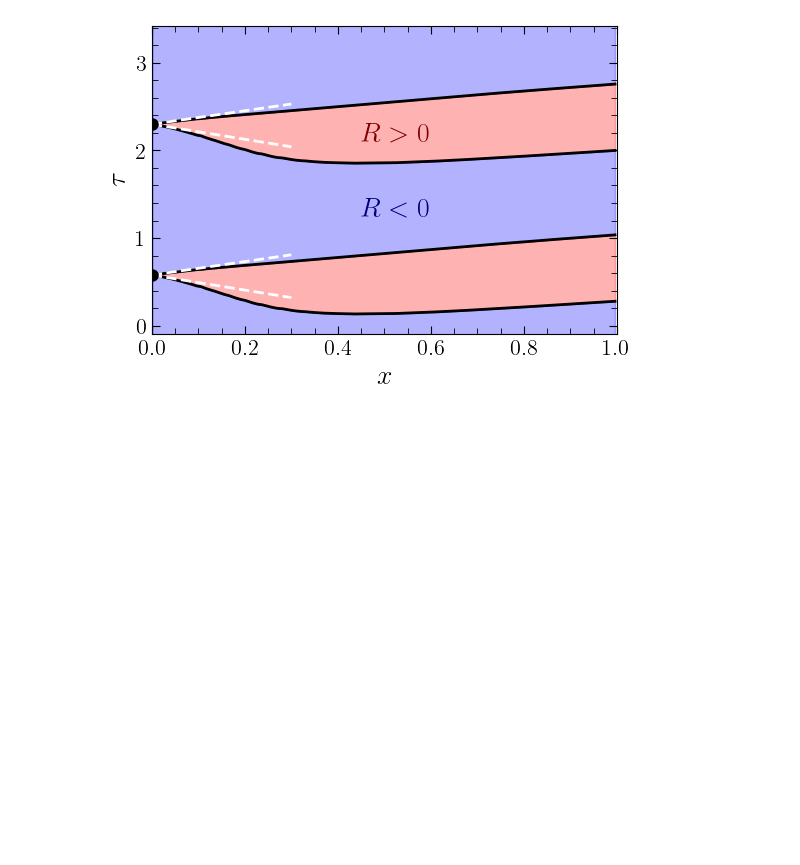
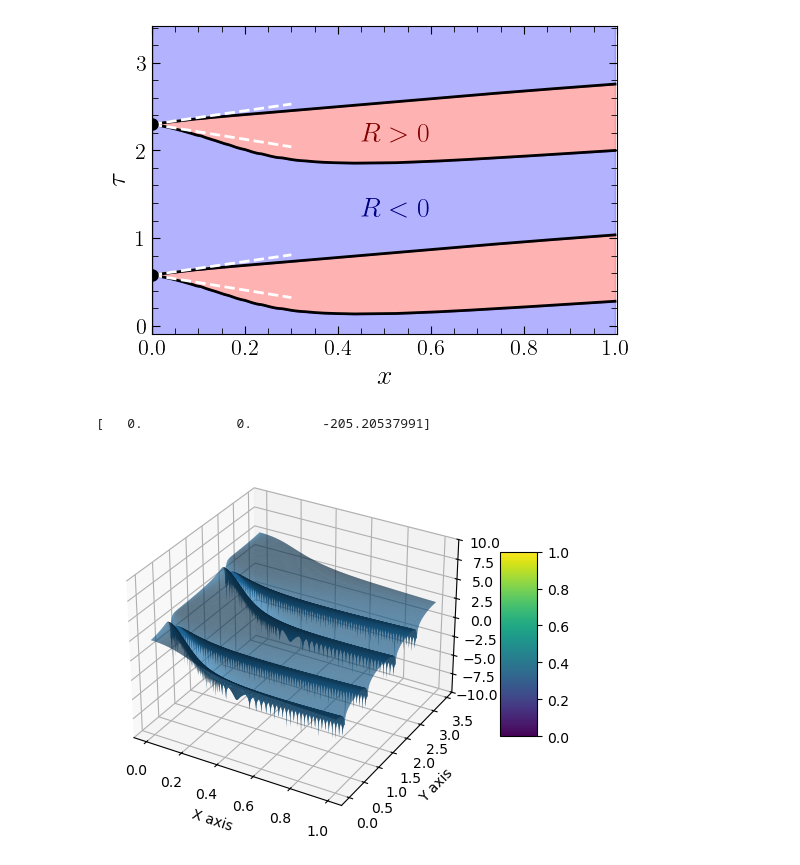
Before and after one commit to flecker96/critcoll_anyD, a Jupyter notebook: plots/SpacetimeCrystalFE.ipynb, the cells around one changed output. Saved outputs shown, nothing was run; the diff lists cells and outputs as text; code cells hidden in the pictures; blank space fills up the shorter version.

```diff
--- a/plots/SpacetimeCrystalFE.ipynb
+++ b/plots/SpacetimeCrystalFE.ipynb
@@ -75,6 +75,67 @@ plt.text(0.45,2.1,r'$R>0$',fontsize=20, color=(0.5, 0, 0))
 plt.savefig("Ricci4D.pdf",dpi=100,bbox_inches='tight')
 # %% [output]
 [figure]
+# %%
+import numpy as np
+import matplotlib.pyplot as plt
+from mpl_toolkits.mplot3d import Axes3D
+
+# Example input: list of triples (x, y, z)
+data = np.loadtxt('R4d.dat')# Replace with your file name
+
+# Convert list of triples to numpy array for easier manipulation
+data_array = np.array(data)
+print(data_array[0])
+X = data_array[:, 0]
+T = data_array[:, 1]
+Z = data_array[:, 2]
+
+# Create a meshgrid for surface plotting
+X_unique = np.unique(X)
+T_unique = np.unique(T)
+
+X_grid, T_grid = np.meshgrid(X_unique, T_unique)
+Z_grid = np.zeros(X_grid.shape)
+
+# Populate Z_grid with corresponding Z values
+for i in range(len(data)):
+    x_index = np.where(X_unique == X[i])[0][0]
+    t_index = np.where(T_unique == T[i])[0][0]
+    Z_grid[t_index, x_index] = Z[i]
+
+# Define z-axis limits
+z_min, z_max = -10, 10  # Specify the z-axis range
+
+# Create a masked array for Z values that exceed limits
+Z_masked = np.where((Z_grid < z_min) | (Z_grid > z_max), np.nan, Z_grid)
+Z_logabs = np.log10(np.abs(Z_grid))
+
+# Create a figure and a 3D axis
+fig = plt.figure()
+ax = fig.add_subplot(111, projection='3d')
+
+# Plot the surface with the masked values
+surf = ax.plot_surface(X_grid, T_grid, Z_logabs, edgecolor='none',rstride=1,cstride=1)
+
+# Plot the grey surface for out-of-bounds values
+#ax.plot_surface(X_grid, T_grid, Z_grid, where=((Z_grid >= z_min) & (Z_grid <= z_max)), color='grey', alpha=0.5)
+
+# Set z-axis limits
+ax.set_zlim(z_min, z_max)
+
+# Add color bar
+fig.colorbar(surf, ax=ax, shrink=0.5, aspect=5)
+
+# Set labels
+ax.set_xlabel('X axis')
+ax.set_ylabel('Y axis')
+ax.set_zlabel('Z axis')
+
+# Show the plot
+plt.show()
+# %% [output]
+[   0.            0.         -205.20537991]
+[figure, added]
 # %%
 import numpy as np
 import matplotlib.pyplot as plt
```
Also changed, not shown: parts of 4 cells of this notebook, 6 other files.
